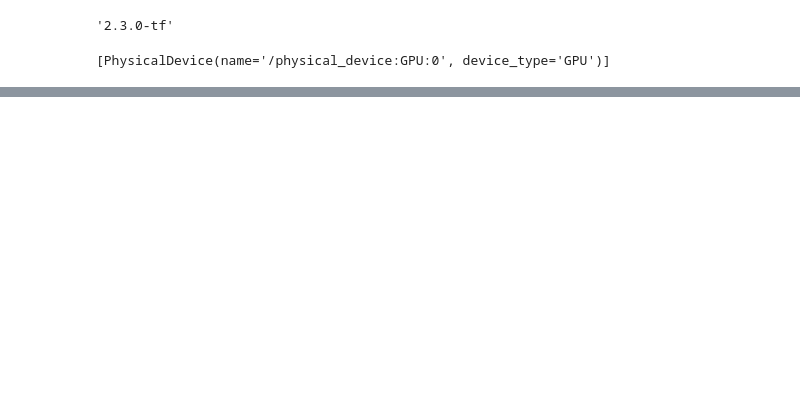
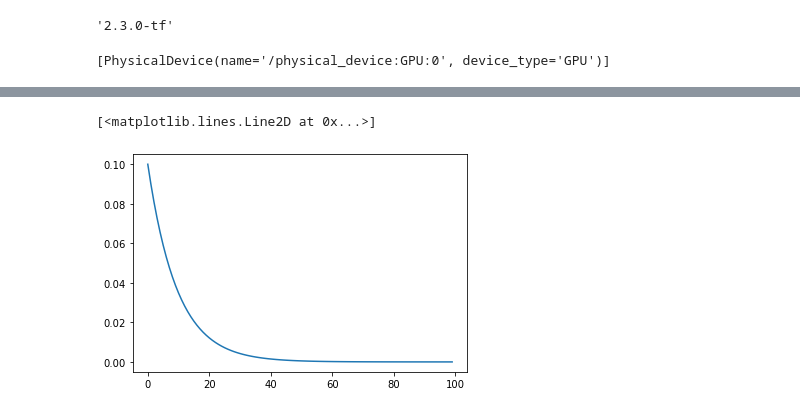
Before and after one commit to philosofool/learning, a Jupyter notebook: tf_keras/first_model.ipynb, the cells around one changed output, grey strips where cells are left out. Cells and saved outputs as stored; diff of their text form; code cells hidden in the pictures; blank space fills up the shorter version.

```diff
--- a/tf_keras/first_model.ipynb
+++ b/tf_keras/first_model.ipynb
@@ -211,0 +303,8 @@ model
+# %%
+import matplotlib.pyplot as plt
+
+fig, ax = plt.subplots()
+ax.plot(np.arange(0,100),.1*np.power(np.ones(100)*.9,np.arange(0,100)))
+# %% [output]
+[<matplotlib.lines.Line2D at 0x...>]
+[figure, added]
```
Also changed, not shown: parts of 23 cells of this notebook, 2 other files.
